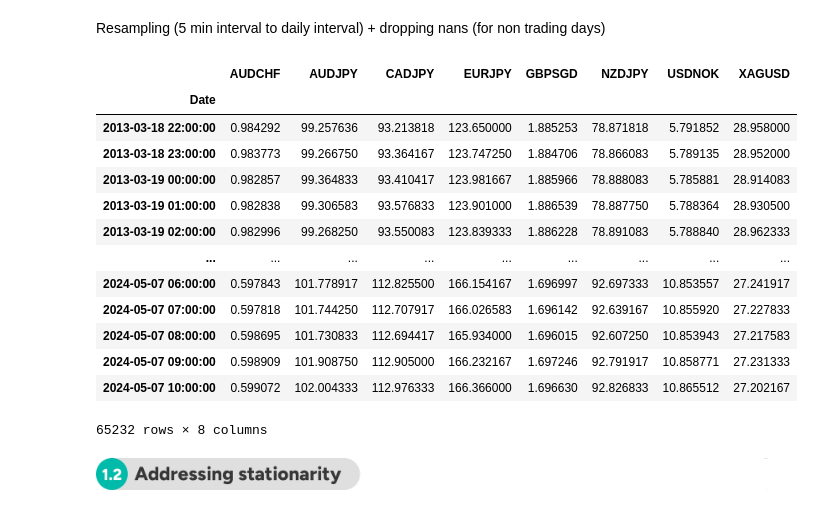
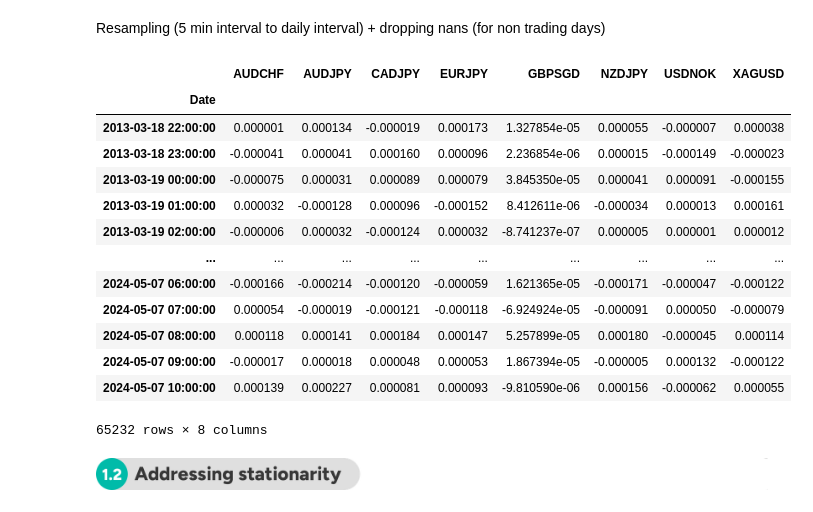
Before and after one commit to kellyle404/backtest_overfit, a Jupyter notebook: overfit_or_legit.ipynb, the cells around one changed output. Saved outputs shown, nothing was run; the diff lists cells and outputs as text; code cells hidden in the pictures.

```diff
--- a/🍀🌸🌿BACKTEST_OVERFITTING_CODES.ipynb
+++ b/overfit_or_legit.ipynb
@@ -45,3 +45,6 @@ forex
 | 2024-05-07 10:20:00 | 0.59908 | 102.031 | 112.991 | 166.374 | 1.69680 | 92.835 | 10.86573 | 27.203 |
 | 2024-05-07 10:25:00 | 0.59939 | 102.044 | 112.979 | 166.374 | 1.69697 | 92.848 | 10.86261 | 27.218 |
 774390 rows × 8 columns
+# %%
+returns = forex.pct_change().dropna()
+returns
@@ -52,23 +70,23 @@ forex
 # %% [markdown]
 Resampling (5 min interval to daily interval) + dropping nans (for non trading days)
 # %%
-forex_hourly = forex.resample('h').mean()
-forex_hourly.dropna(inplace = True)
-forex_hourly
+returns_hourly = returns.resample('h').mean()
+returns_hourly.dropna(inplace = True)
+returns_hourly
 # %% [output]
 |  | AUDCHF | AUDJPY | CADJPY | EURJPY | GBPSGD | NZDJPY | USDNOK | XAGUSD |
 | Date |  |  |  |  |  |  |  |  |
-| 2013-03-18 22:00:00 | 0.984292 | 99.257636 | 93.213818 | 123.650000 | 1.885253 | 78.871818 | 5.791852 | 28.958000 |
-| 2013-03-18 23:00:00 | 0.983773 | 99.266750 | 93.364167 | 123.747250 | 1.884706 | 78.866083 | 5.789135 | 28.952000 |
-| 2013-03-19 00:00:00 | 0.982857 | 99.364833 | 93.410417 | 123.981667 | 1.885966 | 78.888083 | 5.785881 | 28.914083 |
-| 2013-03-19 01:00:00 | 0.982838 | 99.306583 | 93.576833 | 123.901000 | 1.886539 | 78.887750 | 5.788364 | 28.930500 |
-| 2013-03-19 02:00:00 | 0.982996 | 99.268250 | 93.550083 | 123.839333 | 1.886228 | 78.891083 | 5.788840 | 28.962333 |
+| 2013-03-18 22:00:00 | 0.000001 | 0.000134 | -0.000019 | 0.000173 | 1.327854e-05 | 0.000055 | -0.000007 | 0.000038 |
+| 2013-03-18 23:00:00 | -0.000041 | 0.000041 | 0.000160 | 0.000096 | 2.236854e-06 | 0.000015 | -0.000149 | -0.000023 |
+| 2013-03-19 00:00:00 | -0.000075 | 0.000031 | 0.000089 | 0.000079 | 3.845350e-05 | 0.000041 | 0.000091 | -0.000155 |
+| 2013-03-19 01:00:00 | 0.000032 | -0.000128 | 0.000096 | -0.000152 | 8.412611e-06 | -0.000034 | 0.000013 | 0.000161 |
+| 2013-03-19 02:00:00 | -0.000006 | 0.000032 | -0.000124 | 0.000032 | -8.741237e-07 | 0.000005 | 0.000001 | 0.000012 |
 | ... | ... | ... | ... | ... | ... | ... | ... | ... |
-| 2024-05-07 06:00:00 | 0.597843 | 101.778917 | 112.825500 | 166.154167 | 1.696997 | 92.697333 | 10.853557 | 27.241917 |
-| 2024-05-07 07:00:00 | 0.597818 | 101.744250 | 112.707917 | 166.026583 | 1.696142 | 92.639167 | 10.855920 | 27.227833 |
-| 2024-05-07 08:00:00 | 0.598695 | 101.730833 | 112.694417 | 165.934000 | 1.696015 | 92.607250 | 10.853943 | 27.217583 |
-| 2024-05-07 09:00:00 | 0.598909 | 101.908750 | 112.905000 | 166.232167 | 1.697246 | 92.791917 | 10.858771 | 27.231333 |
-| 2024-05-07 10:00:00 | 0.599072 | 102.004333 | 112.976333 | 166.366000 | 1.696630 | 92.826833 | 10.865512 | 27.202167 |
+| 2024-05-07 06:00:00 | -0.000166 | -0.000214 | -0.000120 | -0.000059 | 1.621365e-05 | -0.000171 | -0.000047 | -0.000122 |
+| 2024-05-07 07:00:00 | 0.000054 | -0.000019 | -0.000121 | -0.000118 | -6.924924e-05 | -0.000091 | 0.000050 | -0.000079 |
+| 2024-05-07 08:00:00 | 0.000118 | 0.000141 | 0.000184 | 0.000147 | 5.257899e-05 | 0.000180 | -0.000045 | 0.000114 |
+| 2024-05-07 09:00:00 | -0.000017 | 0.000018 | 0.000048 | 0.000053 | 1.867394e-05 | -0.000005 | 0.000132 | -0.000122 |
+| 2024-05-07 10:00:00 | 0.000139 | 0.000227 | 0.000081 | 0.000093 | -9.810590e-06 | 0.000156 | -0.000062 | 0.000055 |
 65232 rows × 8 columns
 # %% [markdown]
 ![1.2.png](embedded-picture-1)
```
Also changed, not shown: parts of 30 cells of this notebook, 3 other files.
